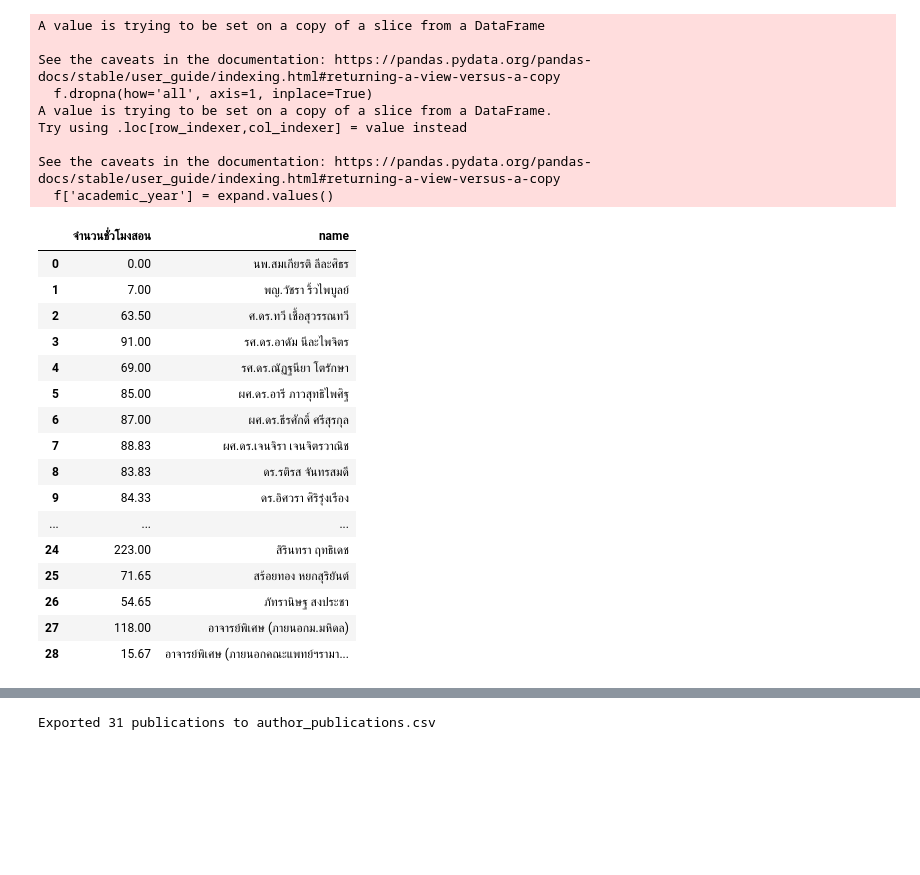
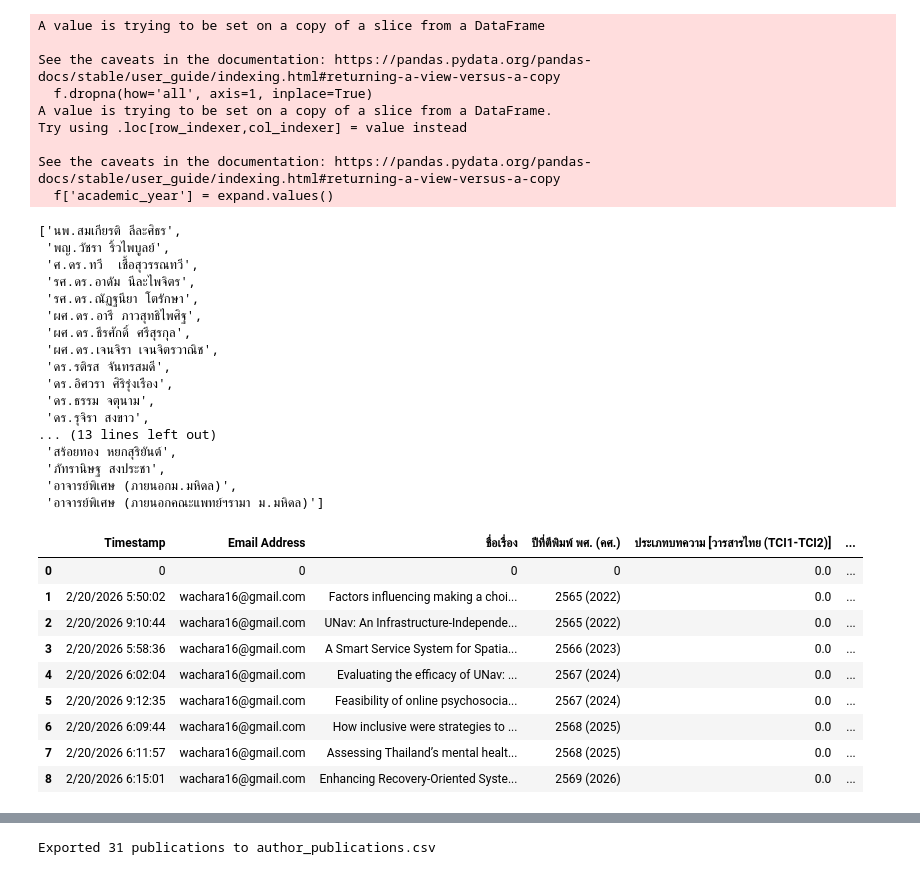
Before and after one commit to Supachan/academic-staff-workload, a Jupyter notebook: debugging.ipynb, the cells around one changed output, grey strips where cells are left out. Saved outputs shown, nothing was run; the diff lists cells and outputs as text; code cells hidden in the pictures; blank space fills up the shorter version.

```diff
--- a/debugging.ipynb
+++ b/debugging.ipynb
@@ -121,22 +121,62 @@ c['name'] = b['name']
 c['จำนวนชั่วโมงสอน'] = b['จำนวนชั่วโมงสอน']
 c.to_csv('teaching/teaching_total.csv', index=False)
 # %%
-b
+c['name'].to_list()
 # %% [output]
-|  | จำนวนชั่วโมงสอน | name |
-| 0 | 0.00 | นพ.สมเกียรติ ลีละศิธร |
-| 1 | 7.00 | พญ.วัชรา ริ้วไพบูลย์ |
-| 2 | 63.50 | ศ.ดร.ทวี เชื้อสุวรรณทวี |
-| 3 | 91.00 | รศ.ดร.อาดัม นีละไพจิตร |
-| 4 | 69.00 | รศ.ดร.ณัฏฐนียา โตรักษา |
-| 5 | 85.00 | ผศ.ดร.อารี ภาวสุทธิไพศิฐ |
-| 6 | 87.00 | ผศ.ดร.ธีรศักดิ์ ศรีสุรกุล |
-| 7 | 88.83 | ผศ.ดร.เจนจิรา เจนจิตรวาณิช |
-| 8 | 83.83 | ดร.รติรส จันทรสมดี |
-| 9 | 84.33 | ดร.อิศวรา ศิริรุ่งเรือง |
-| ... | ... | ... |
-| 24 | 223.00 | สิรินทรา ฤทธิเดช |
-| 25 | 71.65 | สร้อยทอง หยกสุริยันต์ |
-| 26 | 54.65 | ภัทรานิษฐ สงประชา |
-| 27 | 118.00 | อาจารย์พิเศษ (ภายนอกม.มหิดล) |
-| 28 | 15.67 | อาจารย์พิเศษ (ภายนอกคณะแพทย์ฯรามา... |
+['นพ.สมเกียรติ ลีละศิธร',
+ 'พญ.วัชรา ริ้วไพบูลย์',
+ 'ศ.ดร.ทวี  เชื้อสุวรรณทวี',
+ 'รศ.ดร.อาดัม นีละไพจิตร',
+ 'รศ.ดร.ณัฏฐนียา โตรักษา',
+ 'ผศ.ดร.อารี ภาวสุทธิไพศิฐ',
+ 'ผศ.ดร.ธีรศักดิ์ ศรีสุรกุล',
+ 'ผศ.ดร.เจนจิรา เจนจิตรวาณิช',
+ 'ดร.รติรส จันทรสมดี',
+ 'ดร.อิศวรา ศิริรุ่งเรือง',
+ 'ดร.ธรรม จตุนาม',
+ 'ดร.รุจิรา สงขาว',
+... (13 lines left out)
+ 'สร้อยทอง หยกสุริยันต์',
+ 'ภัทรานิษฐ สงประชา',
+ 'อาจารย์พิเศษ (ภายนอกม.มหิดล)',
+ 'อาจารย์พิเศษ (ภายนอกคณะแพทย์ฯรามา ม.มหิดล)']
+# %%
+def get_author_value(publication):
+    author_value = defaultdict(lambda: defaultdict(list))
+    for n in faculty_members():
+        for c in publication.columns:
+            if 'ชื่ออาจารย์และสถานะผู้แต่งหนังสือ' in c:
+                if n in c:
+                    author_value[n][c]=0
+            else:
+                author_value[n][c]=0
+    return author_value
+# %%
+author_value = get_author_value(publication)
+
+for r in range(publication.shape[0]):
+    temp = defaultdict(list)
+# วนทีละบรรทัด
+    for c,i in zip(publication.columns,publication.iloc[r]):
+        if i != "":
+            temp[c].append(i)
+            if 'ชื่ออาจารย์และสถานะผู้แต่งหนังสือ' in c:
+                name = c.replace('ชื่ออาจารย์และสถานะผู้แต่งหนังสือ [','').replace(']','')
+    # break
+    if 'collections.defaultdict' in str(type(author_value[name])):
+        author_value[name] = pd.concat([pd.DataFrame([author_value[name]]),pd.DataFrame(temp)], axis=0, ignore_index=True).fillna(0)
+    else:
+        author_value[name] = pd.concat([pd.DataFrame(author_value[name]),pd.DataFrame(temp)], axis=0, ignore_index=True).fillna(0)
+# %%
+author_value[name]
+# %% [output]
+|  | Timestamp | Email Address | ชื่อเรื่อง | ปีที่ตีพิมพ์ พศ. (คศ.) | ประเภทบทความ [วารสารไทย (TCI1-TCI2)] | ... |
+| 0 | 0 | 0 | 0 | 0 | 0.0 | ... |
+| 1 | 2/20/2026 5:50:02 | wachara16@gmail.com | Factors influencing making a choi... | 2565 (2022) | 0.0 | ... |
+| 2 | 2/20/2026 9:10:44 | wachara16@gmail.com | UNav: An Infrastructure-Independe... | 2565 (2022) | 0.0 | ... |
+| 3 | 2/20/2026 5:58:36 | wachara16@gmail.com | A Smart Service System for Spatia... | 2566 (2023) | 0.0 | ... |
+| 4 | 2/20/2026 6:02:04 | wachara16@gmail.com | Evaluating the efficacy of UNav: ... | 2567 (2024) | 0.0 | ... |
+| 5 | 2/20/2026 9:12:35 | wachara16@gmail.com | Feasibility of online psychosocia... | 2567 (2024) | 0.0 | ... |
+| 6 | 2/20/2026 6:09:44 | wachara16@gmail.com | How inclusive were strategies to ... | 2568 (2025) | 0.0 | ... |
+| 7 | 2/20/2026 6:11:57 | wachara16@gmail.com | Assessing Thailand’s mental healt... | 2568 (2025) | 0.0 | ... |
+| 8 | 2/20/2026 6:15:01 | wachara16@gmail.com | Enhancing Recovery-Oriented Syste... | 2569 (2026) | 0.0 | ... |
```
Also changed, not shown: parts of 10 cells of this notebook, 7 other files.
